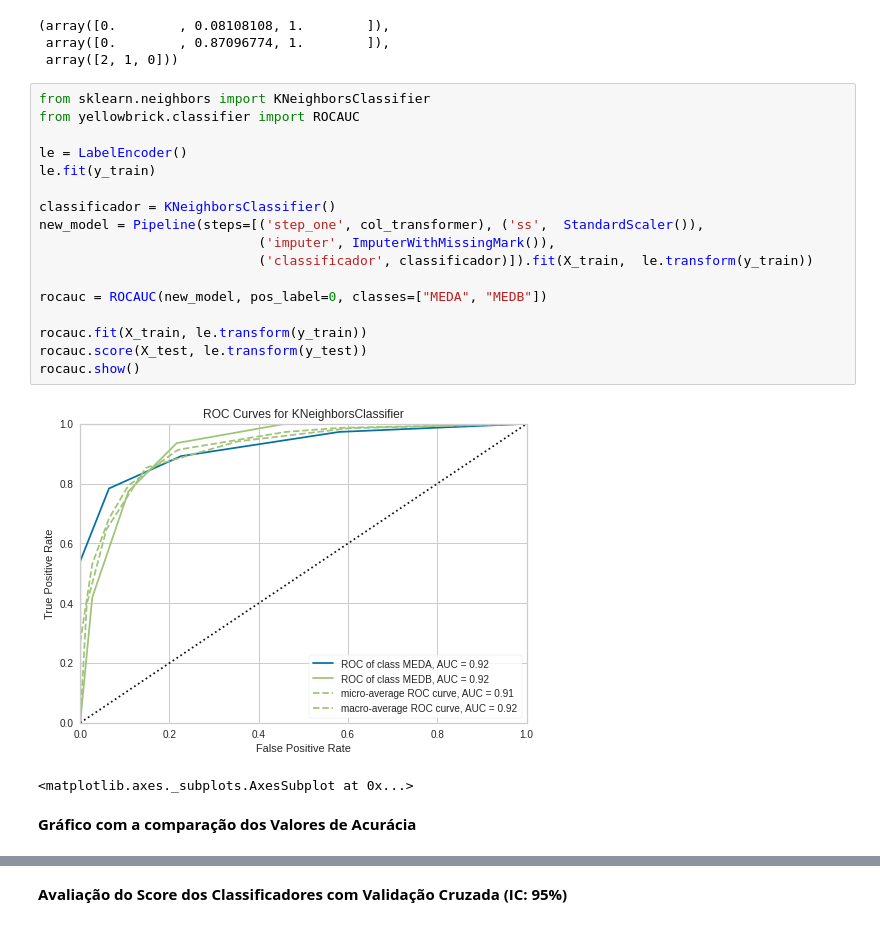
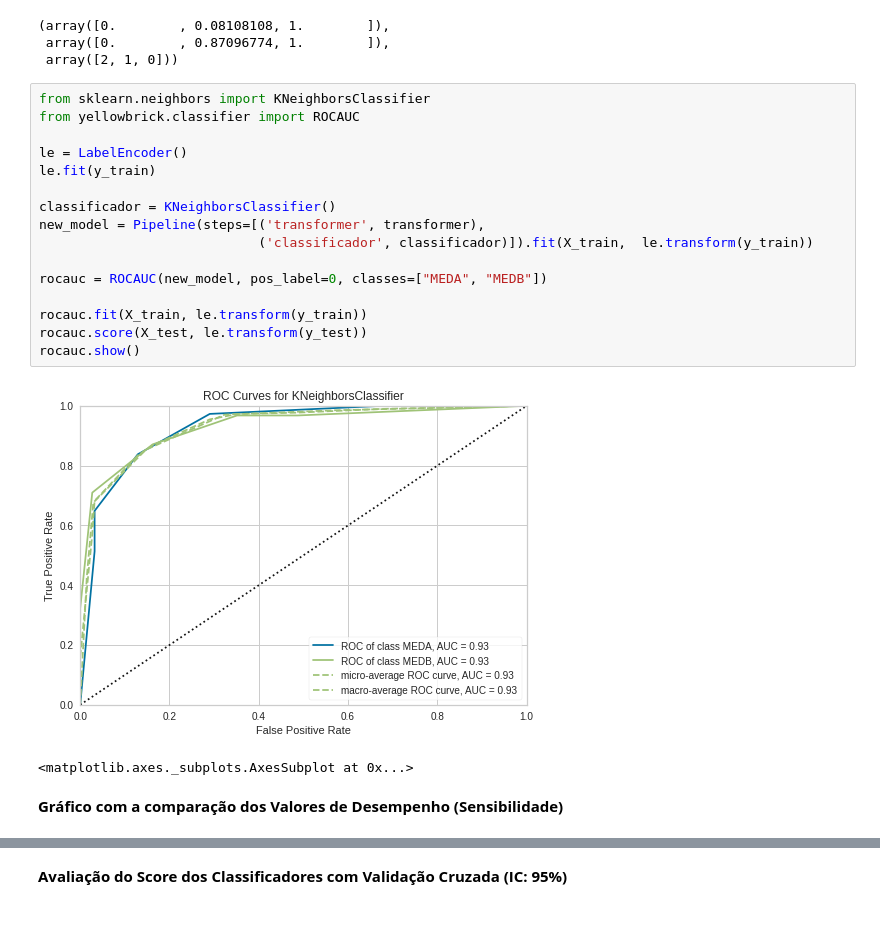
Before and after one commit to inf032/introducaoML, a Jupyter notebook: Farm03.Metricas.ipynb, the cells around one changed output, grey strips where cells are left out. Drawn from its saved outputs; the diff is of its cells as text.

```diff
--- a/Farm03.Metricas.ipynb
+++ b/Farm03.Metricas.ipynb
@@ -347,25 +347,24 @@ roc_curve(le.transform(y_test), le.transform(y_pred))
 # %%
 from sklearn.neighbors import KNeighborsClassifier
 from yellowbrick.classifier import ROCAUC
 
 le = LabelEncoder()
 le.fit(y_train)
 
 classificador = KNeighborsClassifier()
-new_model = Pipeline(steps=[('step_one', col_transformer), ('ss',  StandardScaler()),
-                            ('imputer', ImputerWithMissingMark()),
+new_model = Pipeline(steps=[('transformer', transformer),
                             ('classificador', classificador)]).fit(X_train,  le.transform(y_train))
 
 rocauc = ROCAUC(new_model, pos_label=0, classes=["MEDA", "MEDB"])
 
 rocauc.fit(X_train, le.transform(y_train))
 rocauc.score(X_test, le.transform(y_test))
 rocauc.show()
 # %% [output]
-[figure, old version]
+[figure, new version]
 <matplotlib.axes._subplots.AxesSubplot at 0x...>
 # %% [markdown]
-**Gráfico com a comparação dos Valores de Acurácia**
+**Gráfico com a comparação dos Valores de Desempenho (Sensibilidade)**
 # %%
 import matplotlib.pyplot as plt
 import plotly.graph_objects as go
```
Also changed, not shown: parts of 7 cells of this notebook.
